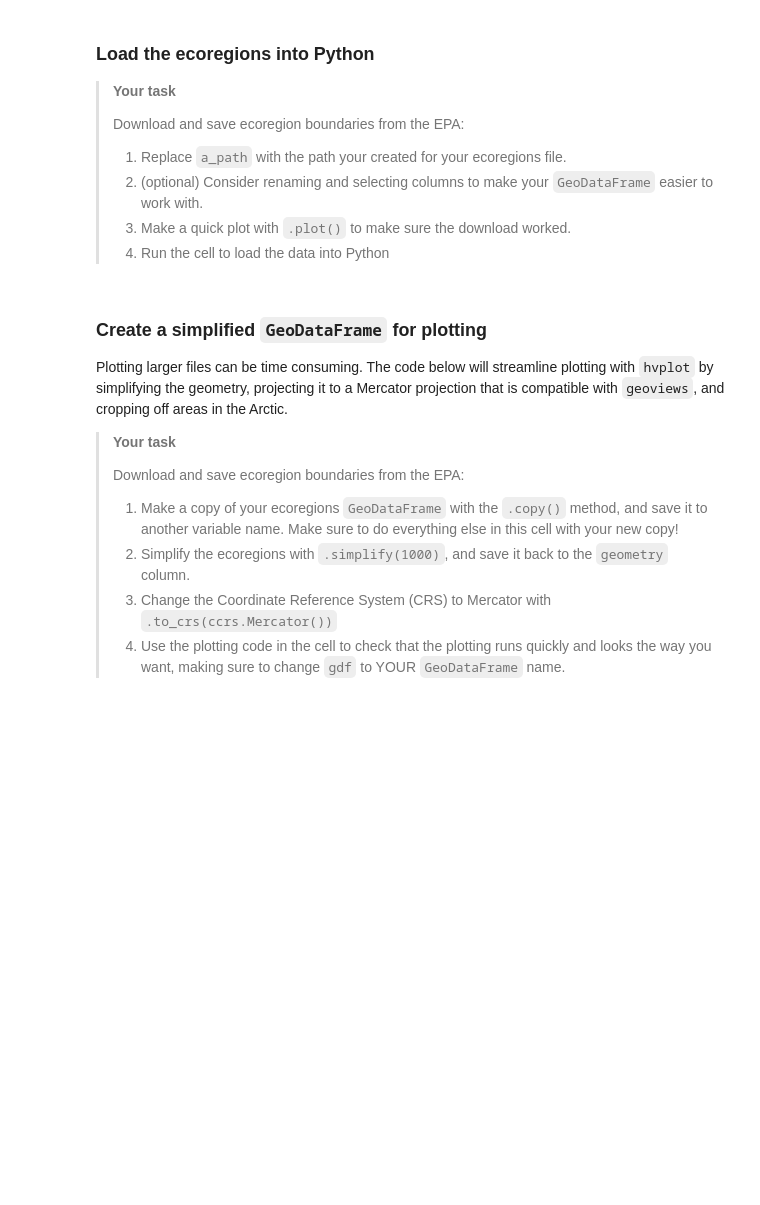
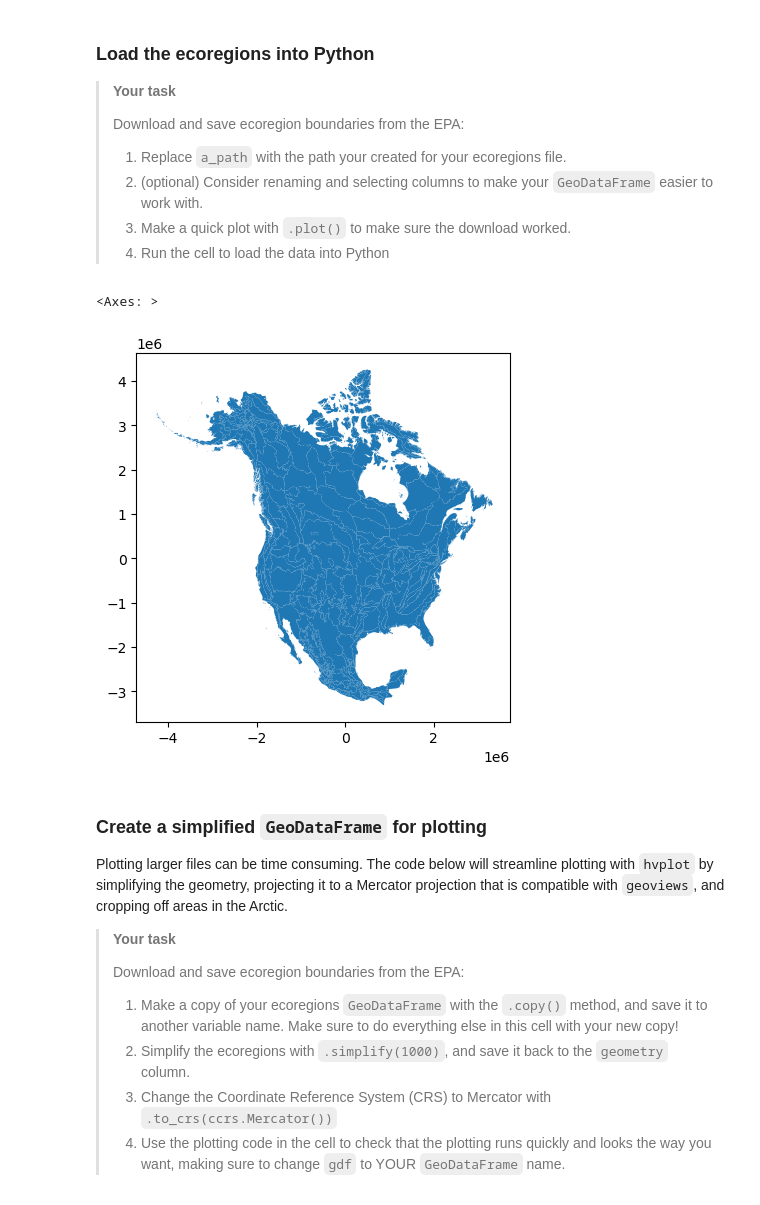
Before and after one commit to cu-esiil-edu/stars-02-species-distribution-deaglestaff, a Jupyter notebook: species-distribution.ipynb, the cells around one changed output. Drawn from its saved outputs; the diff is of its cells as text; code cells hidden in the pictures; blank space fills up the shorter version.

```diff
--- a/species-distribution.ipynb
+++ b/species-distribution.ipynb
@@ -179,12 +176,16 @@ ConnectionError: HTTPSConnectionPool(host='gaftp.epa.gov', port=443): Max retrie
 > 4.  Run the cell to load the data into Python
 # %%
 # Open up the ecoregions boundaries
-gdf = gpd.read_file(a_path)
+epa_gdf = gpd.read_file(ecoregion_path)
 
 # Name the index so it will match the other data later on
-gdf.index.name = 'ecoregion'
-
+epa_gdf.index.name = 'ecoregion'
+epa_gdf
 # Plot the ecoregions to check download
+epa_gdf.plot()
+# %% [output]
+<Axes: >
+[figure, added]
 # %% [markdown]
 ### Create a simplified `GeoDataFrame` for plotting
 
```
Also changed, not shown: parts of 4 cells of this notebook.
